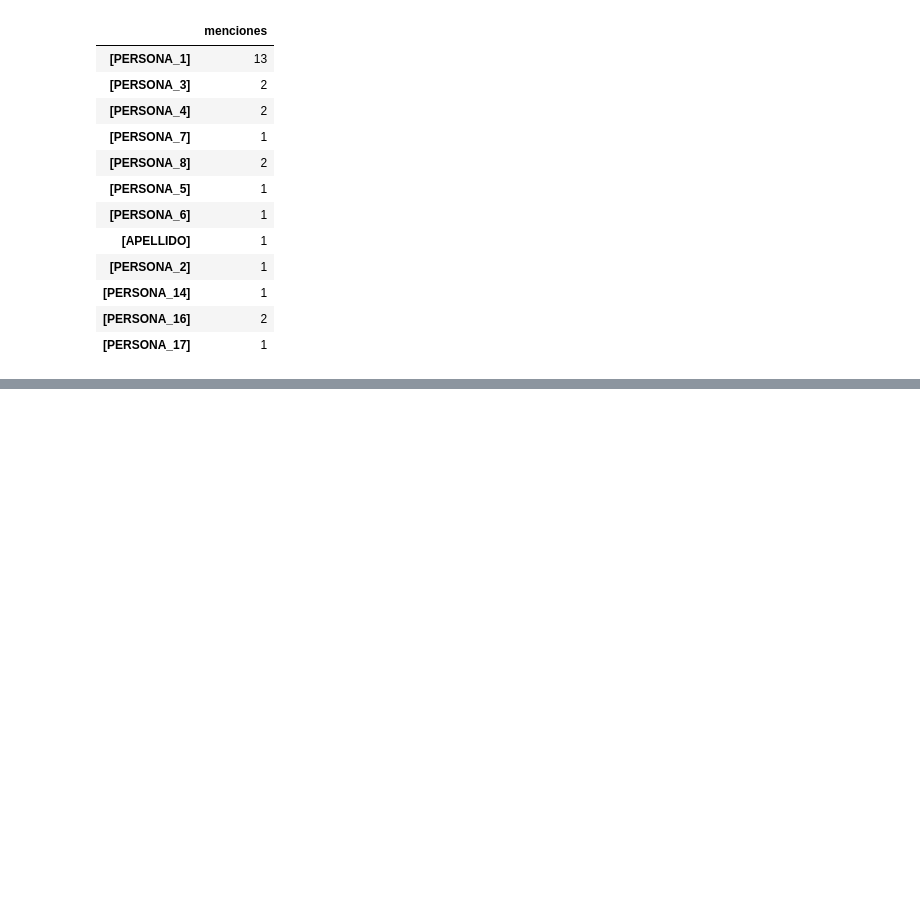
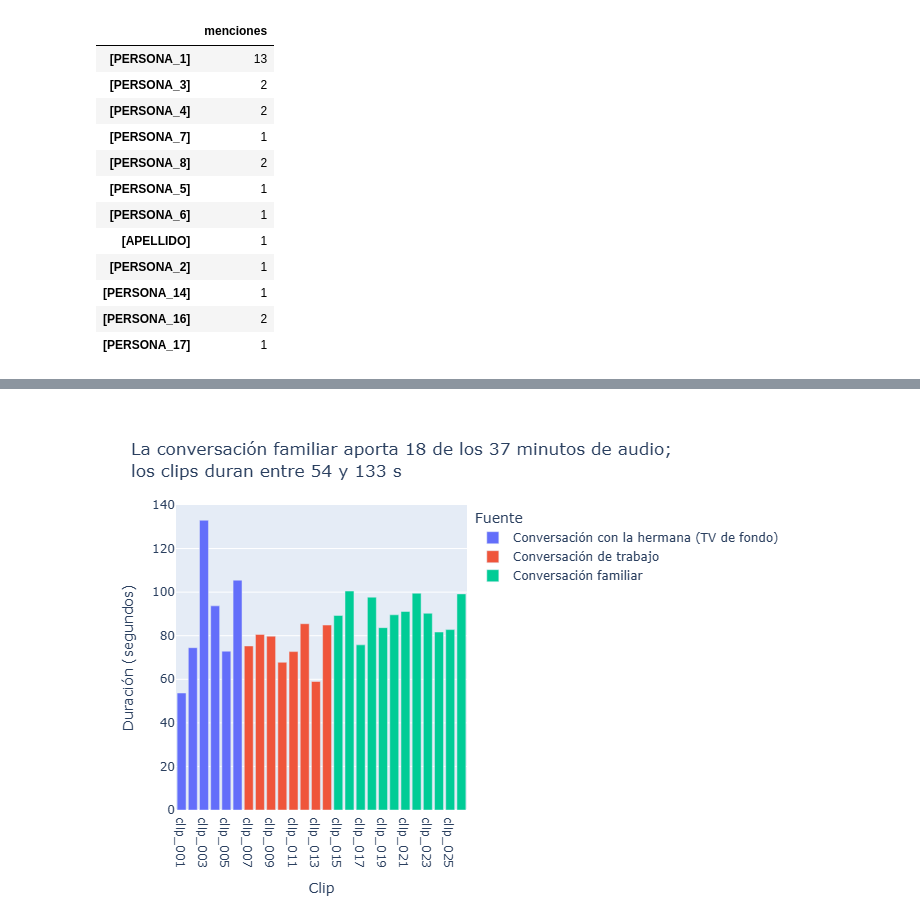
Before and after one commit to Clandra91/Python_intermedio, a Jupyter notebook: tarea_2/01_extraccion.ipynb, the cells around one changed output, grey strips where cells are left out. Cells and saved outputs as stored; diff of their text form; code cells hidden in the pictures; blank space fills up the shorter version.

```diff
--- a/tarea_2/01_extraccion.ipynb
+++ b/tarea_2/01_extraccion.ipynb
@@ -439,0 +495,14 @@ Eliminar duplicados por hash de archivo y descartar documentos ilegibles o audio
+# %%
+# Se agrega la fuente de cada clip según su grabación original
+FUENTE_AUDIO = {"conversacion_trabajo.mp3": "Conversación de trabajo", "conversacion_familia.mp3": "Conversación familiar"}
+clips["fuente"] = clips["original"].map(FUENTE_AUDIO).fillna("Conversación con la hermana (TV de fondo)")
+minutos = clips.groupby("fuente")["duracion_seg"].sum() / 60
+
+fig = px.bar(clips, x="id", y="duracion_seg", color="fuente",
+             labels={"id": "Clip", "duracion_seg": "Duración (segundos)", "fuente": "Fuente"},
+             title=f"La conversación familiar aporta {minutos['Conversación familiar']:.0f} de los "
+                   f"{clips['duracion_seg'].sum() / 60:.0f} minutos de audio;<br>los clips duran entre "
+                   f"{clips['duracion_seg'].min():.0f} y {clips['duracion_seg'].max():.0f} s")
+fig.show()
+# %% [output]
+[figure, added]
```
Also changed, not shown: parts of 11 cells of this notebook, 5 other files.
